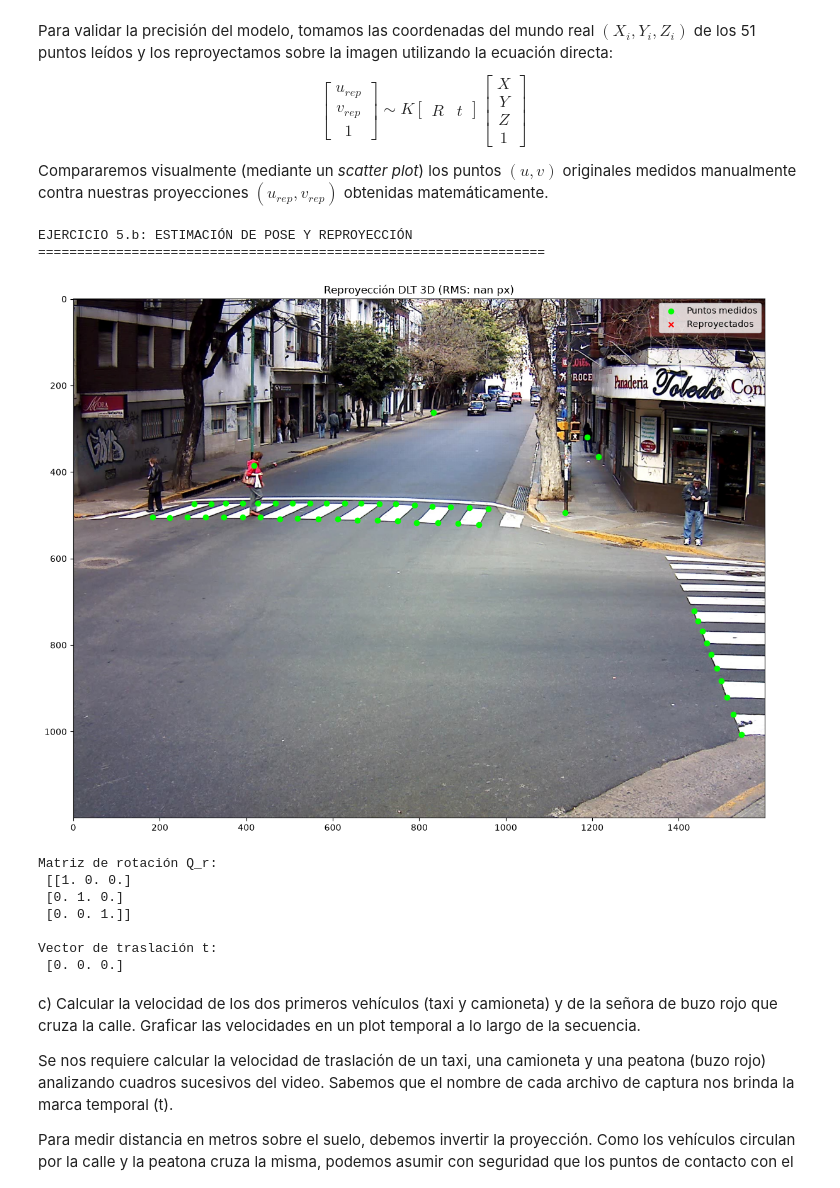
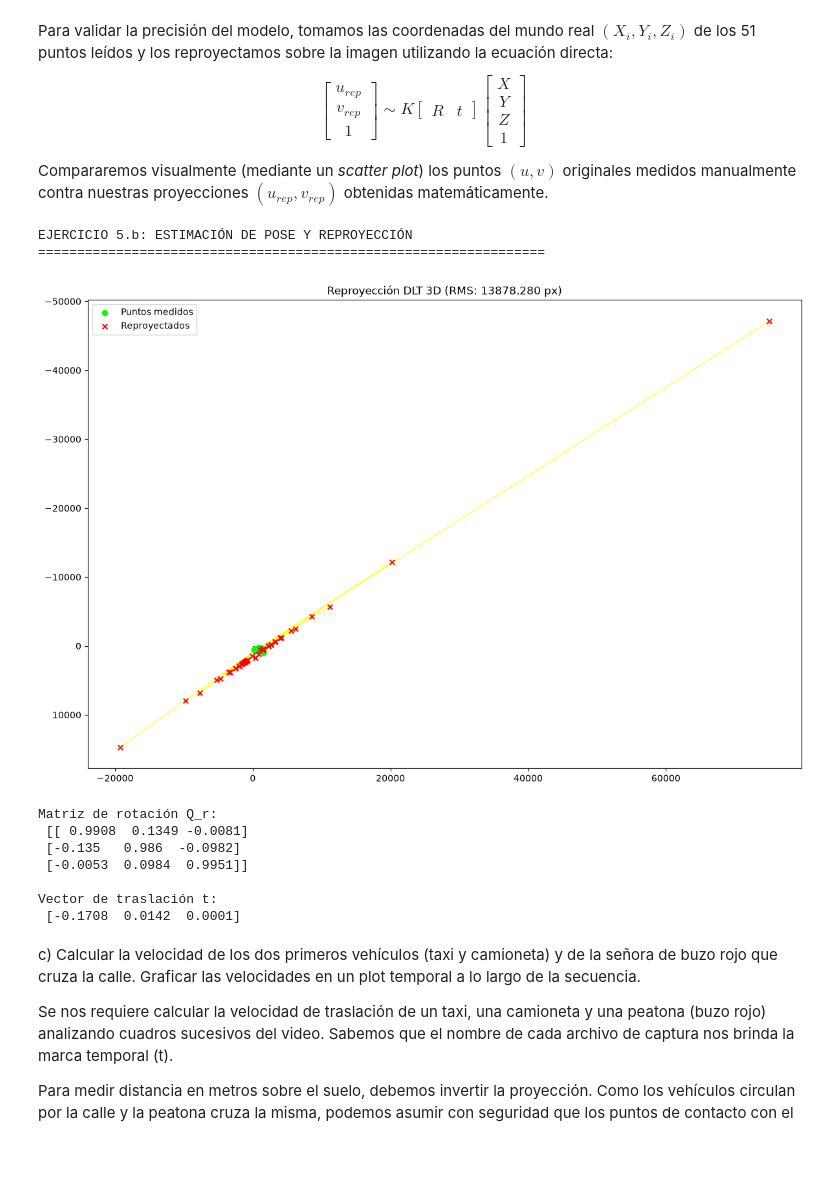
Before and after one commit to eliaselizabe9/ALC, a Jupyter notebook: tp/grupo_SayNoNumpy_TP.ipynb, the cells around one changed output. Drawn from its saved outputs; the diff is of its cells as text; code cells hidden in the pictures; blank space fills up the shorter version.

Commit message:
Ejercicio 5 - DLT3DconSVD

```diff
--- a/tp/grupo_SayNoNumpy_TP.ipynb
+++ b/tp/grupo_SayNoNumpy_TP.ipynb
@@ -659,6 +659,23 @@ def proyectarPuntoImagenAPiso(m, H_inv):
     if abs(P_homog[2]) > 1e-15:
         return np.array([P_homog[0] / P_homog[2], P_homog[1] / P_homog[2]])
     return np.array([P_homog[0], P_homog[1]])
+
+def resolverDLT3DconSVD(Q):
+    '''
+    Resuelve el sistema de calibracion 3D DLT mediante svd_reducida del modulo ALC.
+    Reconstruye y retorna la matriz de proyeccion M de 3 x 4.
+    Para puntos coplanares (Z=0), selecciona la columna del subespacio nulo
+    correspondiente a la geometria fisica real (coeficientes no nulos en X, Y, W).
+    '''
+    U_hat, Sig_hat, V_hat = alc.svd_reducida(Q, k=12, tol=1e-15)
+
+    # Recorrido desde el menor valor singular hacia arriba para descartar columnas nulas de Z
+    for col in range(V_hat.shape[1] - 1, -1, -1):
+        v = V_hat[:, col]
+        if abs(v[0]) > 1e-6 or abs(v[1]) > 1e-6 or abs(v[3]) > 1e-6:
+            return v.reshape((3, 4))
+
+    return V_hat[:, -1].reshape((3, 4))
 # %% [markdown]
 a) Calcular los parámetros intrínsecos de la cámara a partir de las diferentes vistas de la esquina y las coordenadas de los puntos en el archivo $\texttt{world\_img\_pts.csv}$
 
@@ -748,7 +765,7 @@ def estimarPoseYReproyectar(file_pts, K, img_path):
     n_pts = objPts.shape[0]
 
     Q = obtenerQ3d(imgPts, objPts)
-    M = resolverDLT3D(Q)
+    M = resolverDLT3DconSVD(Q)
 
     K_inv = alc.inversa(K)
     R_raw = alc.arroba(K_inv, M[0:3, 0:3])
@@ -756,41 +773,41 @@ def estimarPoseYReproyectar(file_pts, K, img_path):
     t = alc.res_tri(K, M[0:3, 3], inferior=False)
 
     suma_err_sq = 0.0
     puntos_reproyectados = np.zeros((n_pts, 2))
 
     for i in range(n_pts):
         P_i = np.array([objPts[i, 0], objPts[i, 1], objPts[i, 2], 1.0])
         m_hat_homog = alc.arroba(M, P_i)
 
         u_hat = m_hat_homog[0] / m_hat_homog[2]
         v_hat = m_hat_homog[1] / m_hat_homog[2]
 
         puntos_reproyectados[i, 0] = u_hat
         puntos_reproyectados[i, 1] = v_hat
         suma_err_sq += (imgPts[i, 0] - u_hat)**2 + (imgPts[i, 1] - v_hat)**2
 
     RMS = np.sqrt(suma_err_sq / float(n_pts))
     dibujarPuntosSobreImagen(img_path, imgPts, puntos_reproyectados, RMS)
 
     return Q_r, t, RMS
 
 # --- EJECUCIÓN INCISO B ---
 print('EJERCICIO 5.b: ESTIMACIÓN DE POSE Y REPROYECCIÓN')
 print('=' * 65)
 Q_r, t_vec, RMS = estimarPoseYReproyectar(file_pts, K, img_path)
 print('Matriz de rotación Q_r:\n', Q_r)
 print('\nVector de traslación t:\n', t_vec)
 # %% [output]
 EJERCICIO 5.b: ESTIMACIÓN DE POSE Y REPROYECCIÓN
 =================================================================
-[figure, old version]
+[figure, new version]
 Matriz de rotación Q_r:
- [[1. 0. 0.]
- [0. 1. 0.]
- [0. 0. 1.]]
+ [[ 0.9908  0.1349 -0.0081]
+ [-0.135   0.986  -0.0982]
+ [-0.0053  0.0984  0.9951]]
 
 Vector de traslación t:
- [0. 0. 0.]
+ [-0.1708  0.0142  0.0001]
 # %% [markdown]
 c) Calcular la velocidad de los dos primeros vehículos (taxi y camioneta) y de la señora de buzo rojo que cruza la calle. Graficar las velocidades en un plot temporal a lo largo de la secuencia.
 
```
Also changed, not shown: parts of 1 cell of this notebook, 1 other file.
